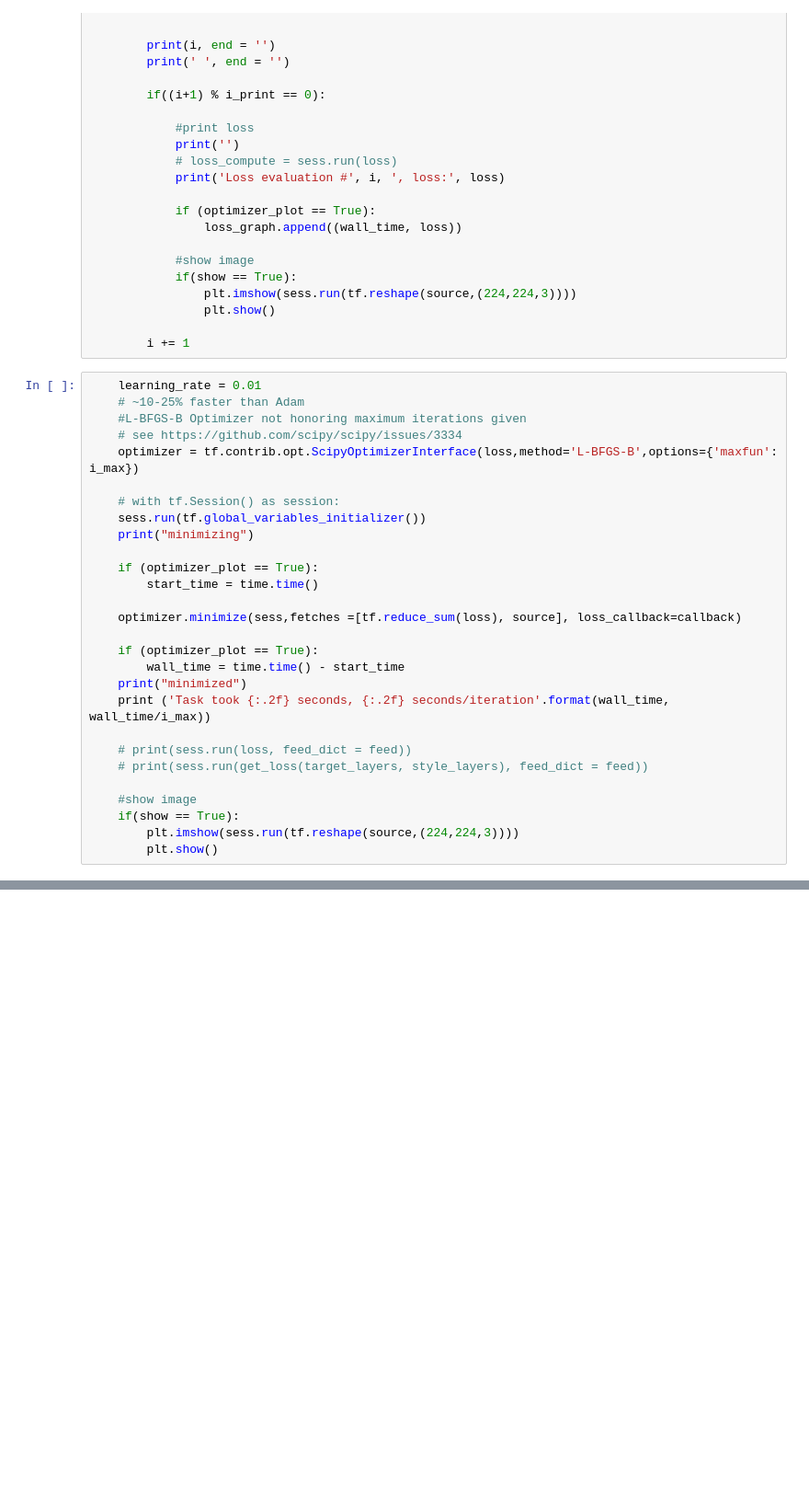
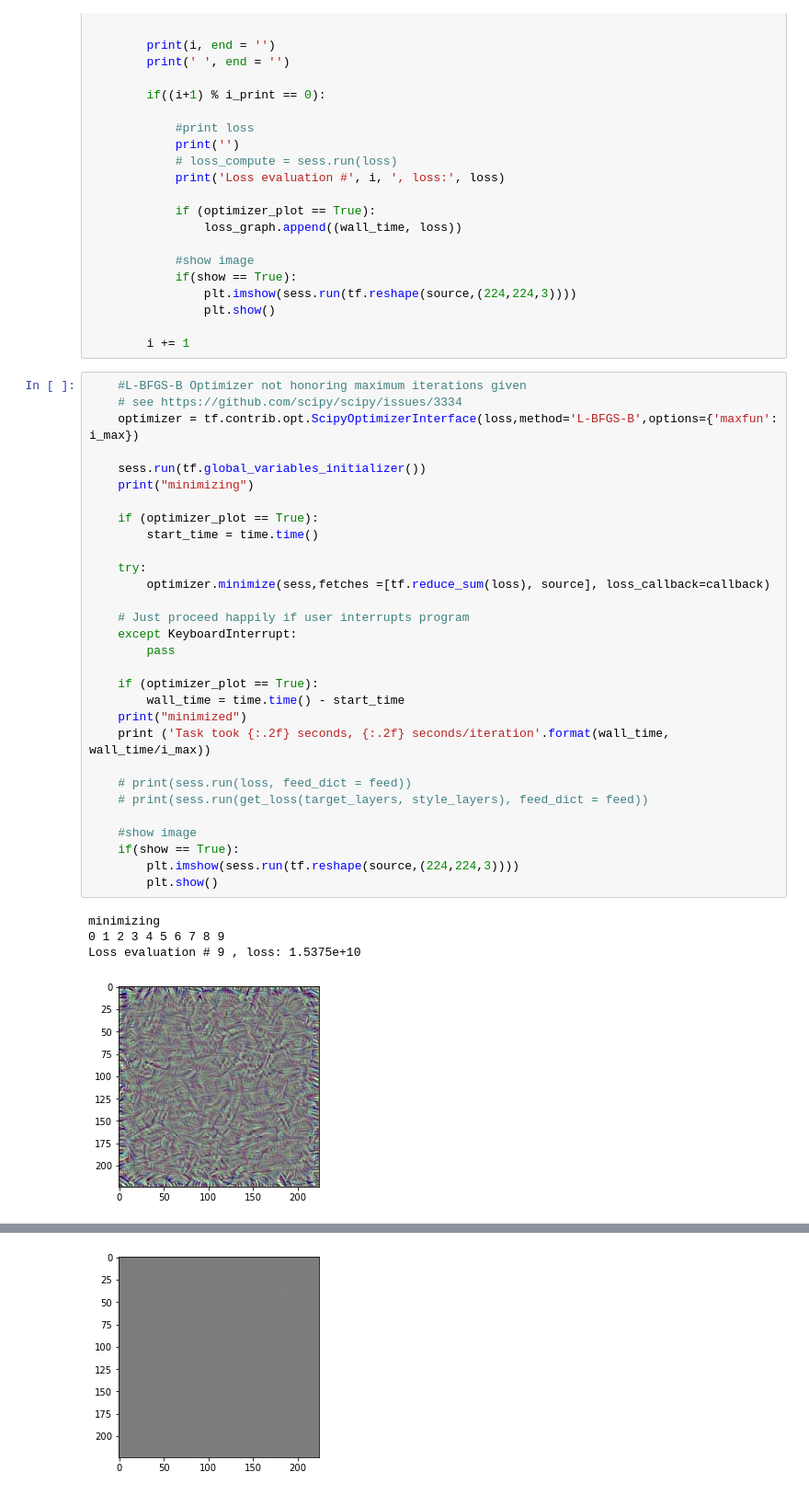
Before and after one commit to lvandam/doodle_texture_synthesis, a Jupyter notebook: transfer-LBFGSB.ipynb, the cells around one changed output, grey strips where cells are left out. Shown at 92% size. Drawn from its saved outputs; the diff is of its cells as text; blank space fills up the shorter version.

Commit message:
added keyboard interrupt handling and plotting the loss over time

```diff
--- a/transfer-LBFGSB.ipynb
+++ b/transfer-LBFGSB.ipynb
@@ -464,30 +491,37 @@ with tf.device(device):
 
         i += 1
 # %%
-    learning_rate = 0.01
-    # ~10-25% faster than Adam
     #L-BFGS-B Optimizer not honoring maximum iterations given
     # see https://github.com/scipy/scipy/issues/3334
     optimizer = tf.contrib.opt.ScipyOptimizerInterface(loss,method='L-BFGS-B',options={'maxfun': i_max})
 
-    # with tf.Session() as session:
     sess.run(tf.global_variables_initializer())
     print("minimizing")
 
     if (optimizer_plot == True):
         start_time = time.time()
 
-    optimizer.minimize(sess,fetches =[tf.reduce_sum(loss), source], loss_callback=callback)
+    try:
+        optimizer.minimize(sess,fetches =[tf.reduce_sum(loss), source], loss_callback=callback)
+
+    # Just proceed happily if user interrupts program
+    except KeyboardInterrupt:
+        pass
 
     if (optimizer_plot == True):
         wall_time = time.time() - start_time
     print("minimized")
     print ('Task took {:.2f} seconds, {:.2f} seconds/iteration'.format(wall_time, wall_time/i_max))
 
     # print(sess.run(loss, feed_dict = feed))
     # print(sess.run(get_loss(target_layers, style_layers), feed_dict = feed))
 
     #show image
     if(show == True):
         plt.imshow(sess.run(tf.reshape(source,(224,224,3))))
         plt.show()
+# %% [output]
+minimizing
+0 1 2 3 4 5 6 7 8 9
+Loss evaluation # 9 , loss: 1.5375e+10
+[figure, added]
@@ -493,0 +530 @@ with tf.device(device):
+[figure, added]
```
Also changed, not shown: parts of 5 cells of this notebook, 1 other file.
